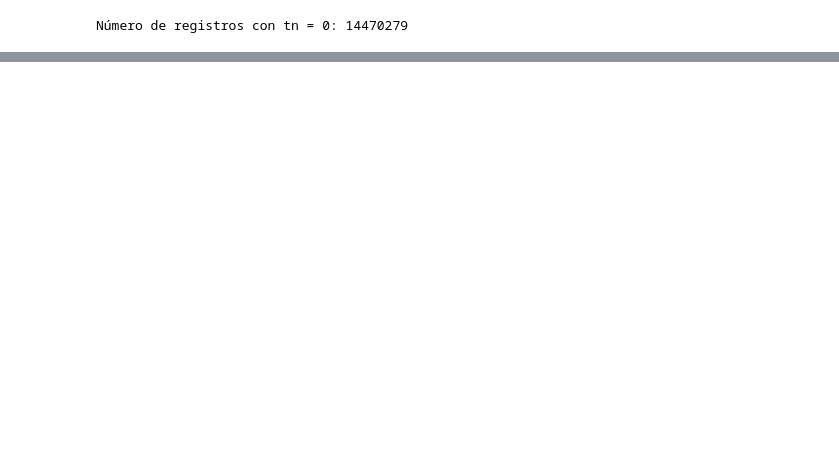
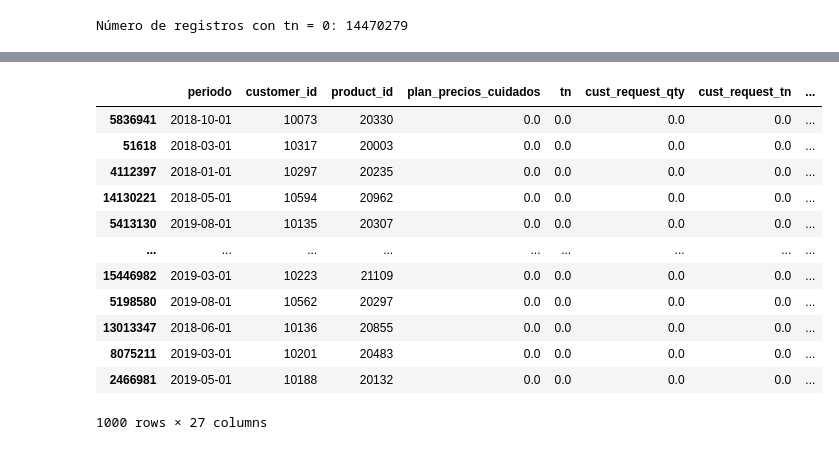
Before and after one commit to leonardoheis/lab3, a Jupyter notebook: notebooks/join_sell-in.ipynb, the cells around one changed output, grey strips where cells are left out. Drawn from its saved outputs; the diff is of its cells as text; code cells hidden in the pictures; blank space fills up the shorter version.

```diff
--- a/notebooks/join_sell-in.ipynb
+++ b/notebooks/join_sell-in.ipynb
@@ -163,0 +291,2 @@ memory usage: 671.8 KB
+# %%
+sell_in_featured1["prod_cust"] = sell_in_featured1.product_id.astype(str) + "-" + sell_in_featured1.customer_id.astype(str)
@@ -163,0 +373,9 @@ memory usage: 671.8 KB
+# %%
+# merge ipc_ar con sell_in_featured1 by periodo adding for each row a ne field called ipc with the value of indice_ipc
+sell_in_featured1 = sell_in_featured1.merge(
+    ipc_ar[['periodo', 'ipc', 'var_mensual', 'var_anual']],
+    on='periodo',
+    how='left'
+)
+
+sell_in_featured1.info()  # Mostrar las primeras filas del DataFrame con el nuevo campo ipc
@@ -163,0 +400,18 @@ memory usage: 671.8 KB
+# %%
+# tomo la cotizacion del dolar del archivo ../data/cotizacionDolar.csv
+cotizacion_dolar = pd.read_csv('../data/cotizacionDolar.csv', sep=',', encoding='utf-8')
+# Paso 1: Convertí la columna fecha a datetime
+cotizacion_dolar['fecha'] = pd.to_datetime(cotizacion_dolar['fecha'], format='%m/%d/%Y')
+
+# Paso 2: Si querés verla como string (opcional)
+#cotizacion_dolar['fecha'] = cotizacion_dolar['fecha'].dt.strftime('%Y-%m-%d')
+
+cotizacion_dolar['periodo'] = cotizacion_dolar['fecha'].apply(lambda x: getYearMonth(x))
+cotizacion_dolar.periodo.unique()
+
+
+df_dolar_resum = cotizacion_dolar.groupby("periodo").mean(numeric_only=True).reset_index()
+df_dolar_resum.rename(columns={"cotizacion_dolar_venta":"promedio_mens_dolar_venta"},inplace=True)
+df_dolar_resum.promedio_mens_dolar_venta = round(df_dolar_resum.promedio_mens_dolar_venta,2)
+df_dolar_resum['periodo_fecha'] = pd.to_datetime(df_dolar_resum['periodo'], format='%Y%m')
+df_dolar_resum.info()
@@ -163,0 +445,29 @@ memory usage: 671.8 KB
+# %%
+# 1. Asegurate que ambos son string y del mismo formato
+sell_in_featured1['periodo'] = sell_in_featured1['periodo'].astype(str)
+df_dolar_resum['periodo'] = df_dolar_resum['periodo'].astype(str)
+
+# 2. Merge
+sell_in_featured1 = sell_in_featured1.merge(
+    df_dolar_resum[['periodo', 'promedio_mens_dolar_venta']],
+    on='periodo',
+    how='left'
+)
+# %%
+# de sell_in_featured1 hacer un sample de 1000 filas
+sell_in_featured1_sample = sell_in_featured1.sample(n=1000, random_state=42)
+sell_in_featured1_sample
+# %% [output]
+|  | periodo | customer_id | product_id | plan_precios_cuidados | tn | cust_request_qty | cust_request_tn | ... |
+| 5836941 | 2018-10-01 | 10073 | 20330 | 0.0 | 0.0 | 0.0 | 0.0 | ... |
+| 51618 | 2018-03-01 | 10317 | 20003 | 0.0 | 0.0 | 0.0 | 0.0 | ... |
+| 4112397 | 2018-01-01 | 10297 | 20235 | 0.0 | 0.0 | 0.0 | 0.0 | ... |
+| 14130221 | 2018-05-01 | 10594 | 20962 | 0.0 | 0.0 | 0.0 | 0.0 | ... |
+| 5413130 | 2019-08-01 | 10135 | 20307 | 0.0 | 0.0 | 0.0 | 0.0 | ... |
+| ... | ... | ... | ... | ... | ... | ... | ... | ... |
+| 15446982 | 2019-03-01 | 10223 | 21109 | 0.0 | 0.0 | 0.0 | 0.0 | ... |
+| 5198580 | 2019-08-01 | 10562 | 20297 | 0.0 | 0.0 | 0.0 | 0.0 | ... |
+| 13013347 | 2018-06-01 | 10136 | 20855 | 0.0 | 0.0 | 0.0 | 0.0 | ... |
+| 8075211 | 2019-03-01 | 10201 | 20483 | 0.0 | 0.0 | 0.0 | 0.0 | ... |
+| 2466981 | 2019-05-01 | 10188 | 20132 | 0.0 | 0.0 | 0.0 | 0.0 | ... |
+1000 rows × 27 columns
```
Also changed, not shown: parts of 44 cells of this notebook, 1 other file.
